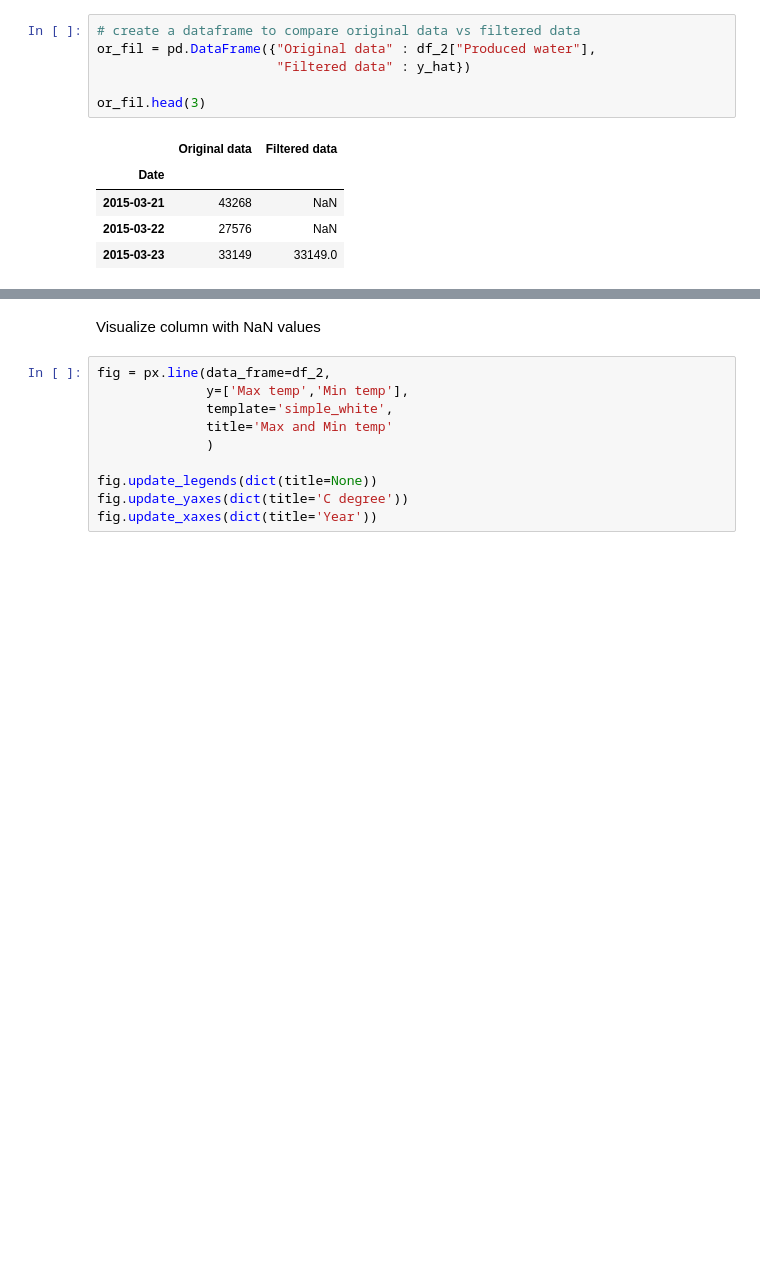
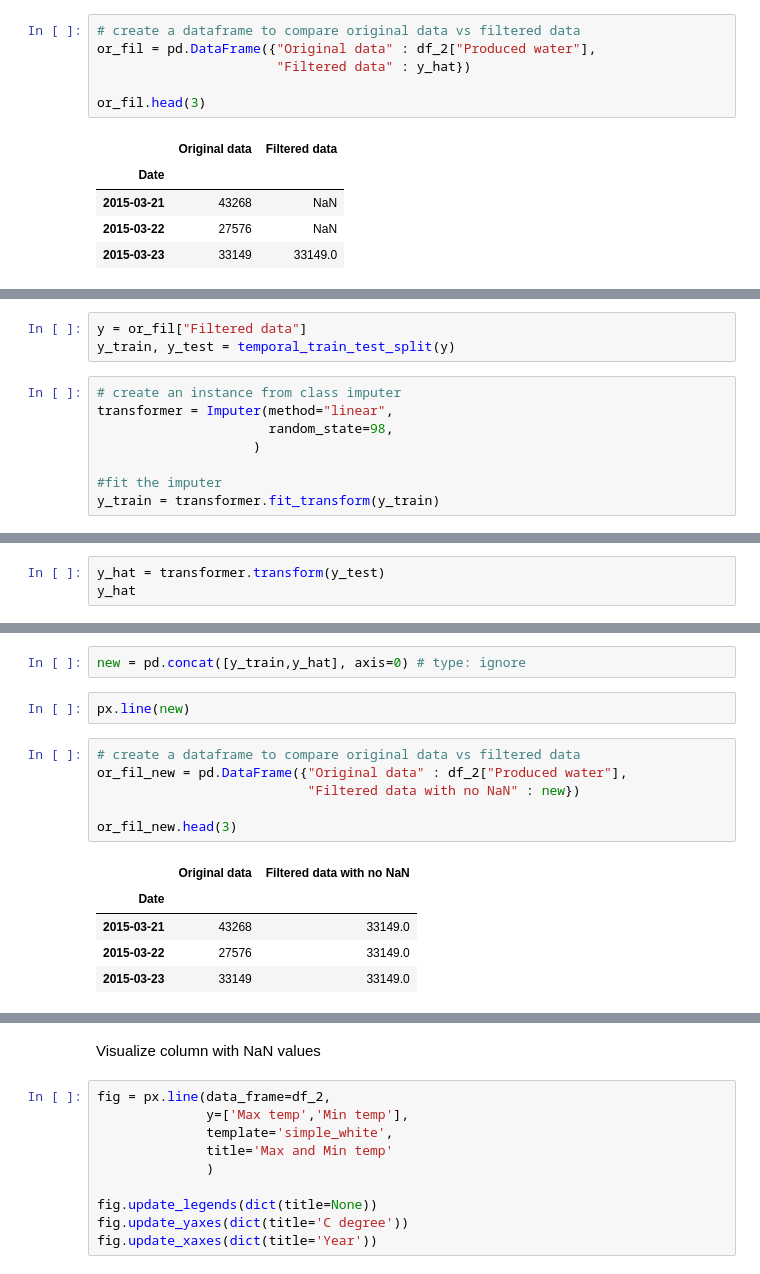
Before and after one commit to MohammadRezaAlikhani/Water-demand-time-series-prediction, a Jupyter notebook: Thesis.ipynb, the cells around one changed output, grey strips where cells are left out. Drawn from its saved outputs; the diff is of its cells as text; blank space fills up the shorter version.

Commit message:
NaN values of the filtered target data impyted with linear interpolation

```diff
--- a/Thesis.ipynb
+++ b/Thesis.ipynb
@@ -324,0 +333,11 @@ fig
+# %%
+y = or_fil["Filtered data"]
+y_train, y_test = temporal_train_test_split(y)
+# %%
+# create an instance from class imputer
+transformer = Imputer(method="linear",
+                      random_state=98,
+                    )
+
+#fit the imputer
+y_train = transformer.fit_transform(y_train)
@@ -324,0 +360,3 @@ fig
+# %%
+y_hat = transformer.transform(y_test)
+y_hat
@@ -324,0 +377,16 @@ fig
+# %%
+new = pd.concat([y_train,y_hat], axis=0) # type: ignore
+# %%
+px.line(new)
+# %%
+# create a dataframe to compare original data vs filtered data
+or_fil_new = pd.DataFrame({"Original data" : df_2["Produced water"],
+                           "Filtered data with no NaN" : new})
+
+or_fil_new.head(3)
+# %% [output]
+|  | Original data | Filtered data with no NaN |
+| Date |  |  |
+| 2015-03-21 | 43268 | 33149.0 |
+| 2015-03-22 | 27576 | 33149.0 |
+| 2015-03-23 | 33149 | 33149.0 |
```
Also changed, not shown: parts of 8 cells of this notebook.
